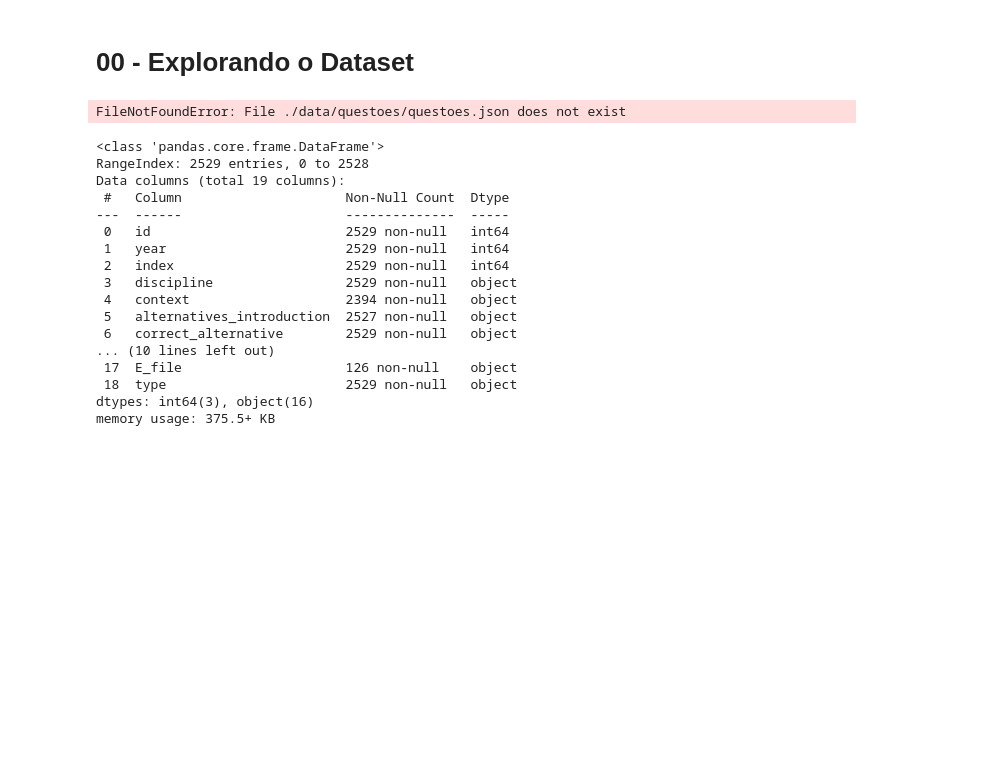
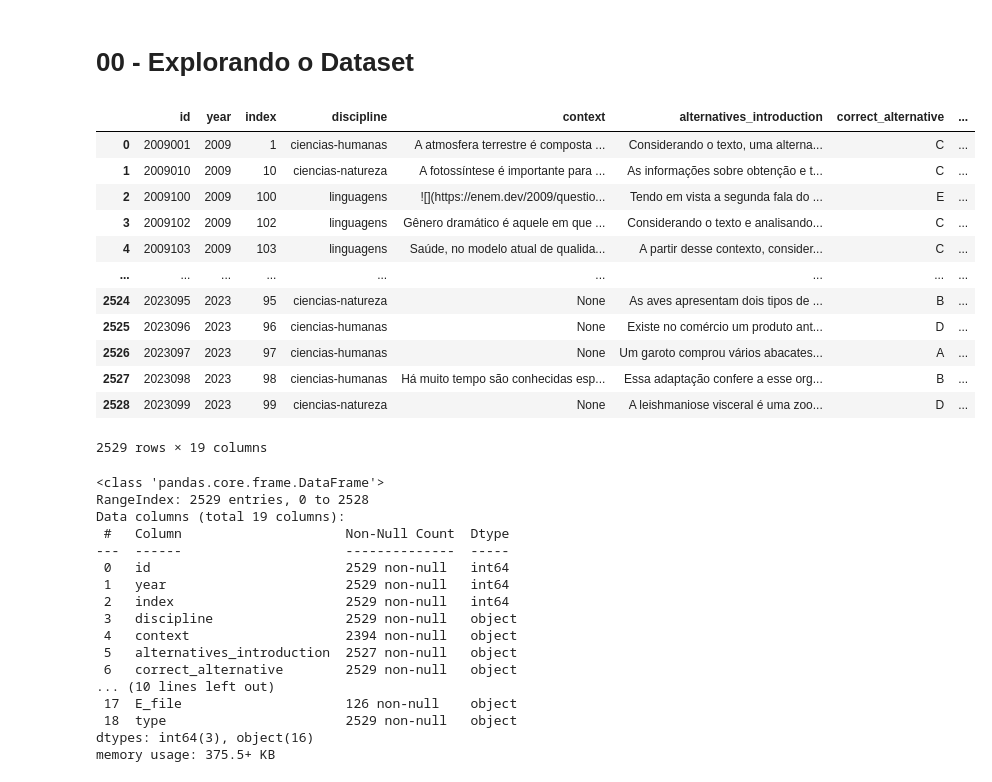
Before and after one commit to rubdelima/estuda-ia, a Jupyter notebook: notebooks/1 - Coleta e Processamento dos Dados.ipynb, the cells around one changed output. Cells and saved outputs as stored; diff of their text form; code cells hidden in the pictures; blank space fills up the shorter version.

```diff
--- a/notebooks/1 - Coleta e Processamento dos Dados.ipynb
+++ b/notebooks/1 - Coleta e Processamento dos Dados.ipynb
@@ -3,17 +3,29 @@
 # %%
 import os
 
 if "notebooks" in os.getcwd():
     os.chdir(os.path.abspath(os.path.join(os.getcwd(), "..")))
 
 import pandas as pd
 import matplotlib.pyplot as plt
 
 df = pd.read_json("./data/questoes/questoes.json")
 
-df.head()
+df
 # %% [output]
+|  | id | year | index | discipline | context | alternatives_introduction | correct_alternative | ... |
+| 0 | 2009001 | 2009 | 1 | ciencias-humanas | A atmosfera terrestre é composta ... | Considerando o texto, uma alterna... | C | ... |
+| 1 | 2009010 | 2009 | 10 | ciencias-natureza | A fotossíntese é importante para ... | As informações sobre obtenção e t... | C | ... |
+| 2 | 2009100 | 2009 | 100 | linguagens | ![](https://enem.dev/2009/questio... | Tendo em vista a segunda fala do ... | E | ... |
+| 3 | 2009102 | 2009 | 102 | linguagens | Gênero dramático é aquele em que ... | Considerando o texto e analisando... | C | ... |
+| 4 | 2009103 | 2009 | 103 | linguagens | Saúde, no modelo atual de qualida... | A partir desse contexto, consider... | C | ... |
+| ... | ... | ... | ... | ... | ... | ... | ... | ... |
+| 2524 | 2023095 | 2023 | 95 | ciencias-natureza | None | As aves apresentam dois tipos de ... | B | ... |
+| 2525 | 2023096 | 2023 | 96 | ciencias-humanas | None | Existe no comércio um produto ant... | D | ... |
+| 2526 | 2023097 | 2023 | 97 | ciencias-humanas | None | Um garoto comprou vários abacates... | A | ... |
+| 2527 | 2023098 | 2023 | 98 | ciencias-humanas | Há muito tempo são conhecidas esp... | Essa adaptação confere a esse org... | B | ... |
+| 2528 | 2023099 | 2023 | 99 | ciencias-natureza | None | A leishmaniose visceral é uma zoo... | D | ... |
-FileNotFoundError: File ./data/questoes/questoes.json does not exist
+2529 rows × 19 columns
 # %%
 df.info()
 # %% [output]
```
Also changed, not shown: 8 other files.
